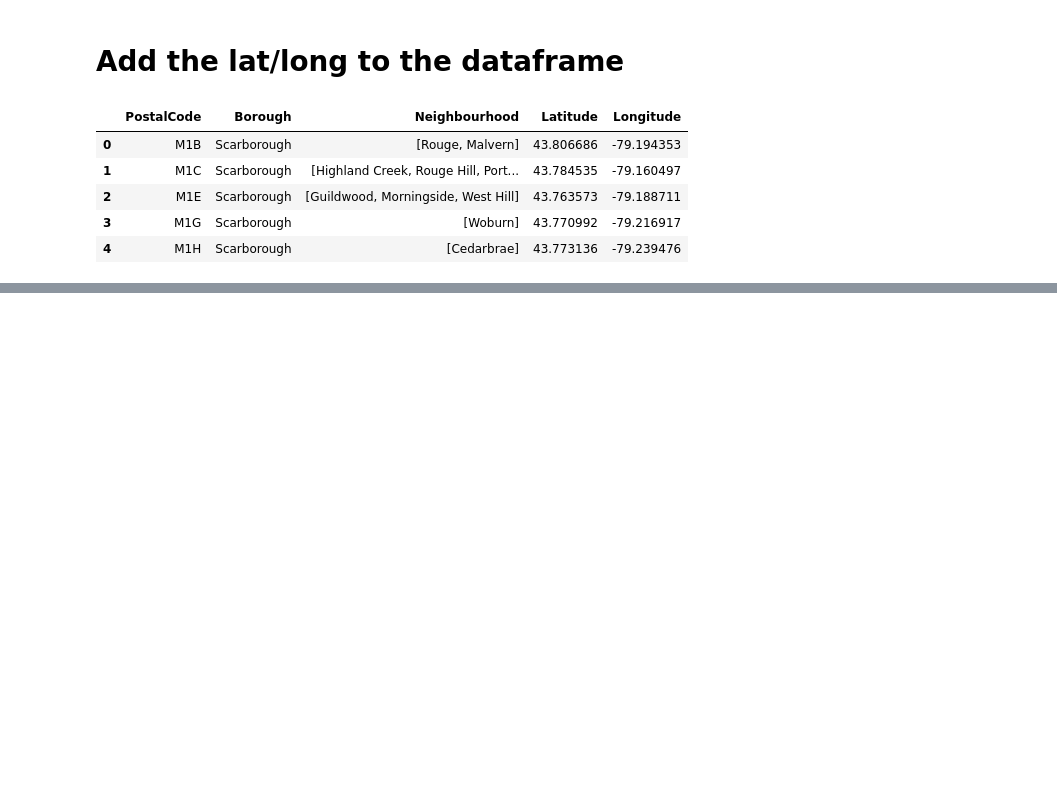
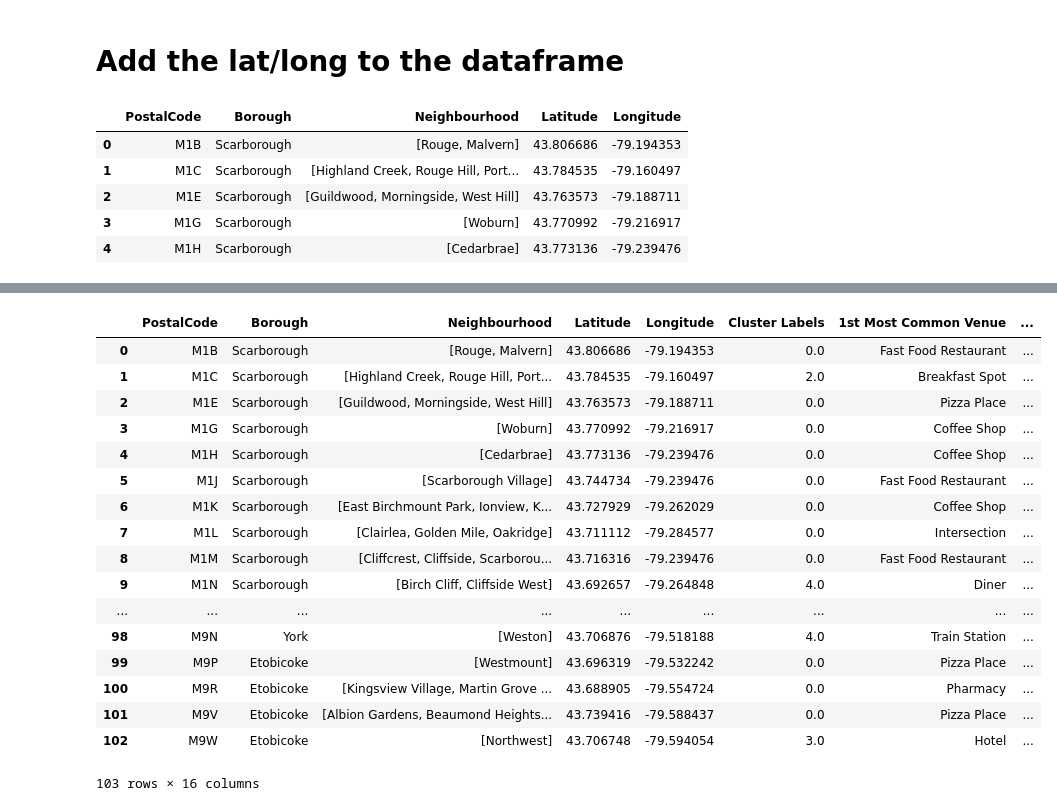
Before and after one commit to mmuenster/Coursera_Capstone, a Jupyter notebook: Week 3 Assignment.ipynb, the cells around one changed output, grey strips where cells are left out. Saved outputs shown, nothing was run; the diff lists cells and outputs as text; code cells hidden in the pictures; blank space fills up the shorter version.

```diff
--- a/Week 3 Assignment.ipynb
+++ b/Week 3 Assignment.ipynb
@@ -97,0 +466,14 @@ g3.head()
+# %%
+# import k-means from clustering stage
+from sklearn.cluster import KMeans
+
+# set number of clusters
+kclusters = 5
+
+toronto_grouped_clustering = toronto_grouped.drop('Neighborhood', 1)
+
+# run k-means clustering
+kmeans = KMeans(n_clusters=kclusters, random_state=0).fit(toronto_grouped_clustering)
+
+# check cluster labels generated for each row in the dataframe
+kmeans.labels_[0:10]
@@ -97,0 +482,7 @@ g3.head()
+# %%
+
+
+# add clustering labels
+neighborhoods_venues_sorted.insert(0, 'Cluster Labels', kmeans.labels_)
+
+neighborhoods_venues_sorted
@@ -97,0 +508,3 @@ g3.head()
+# %%
+toronto_merged = g3
+toronto_merged
@@ -97,0 +530,28 @@ g3.head()
+# %%
+
+
+# merge toronto_grouped with toronto_data to add latitude/longitude for each neighborhood
+toronto_merged = toronto_merged.join(neighborhoods_venues_sorted.set_index('Neighborhood'), on='PostalCode')
+
+#toronto_merged['Cluster Labels']=int(toronto_merged['Cluster Labels'])
+
+toronto_merged # check the last columns!
+# %% [output]
+|  | PostalCode | Borough | Neighbourhood | Latitude | Longitude | Cluster Labels | 1st Most Common Venue | ... |
+| 0 | M1B | Scarborough | [Rouge, Malvern] | 43.806686 | -79.194353 | 0.0 | Fast Food Restaurant | ... |
+| 1 | M1C | Scarborough | [Highland Creek, Rouge Hill, Port... | 43.784535 | -79.160497 | 2.0 | Breakfast Spot | ... |
+| 2 | M1E | Scarborough | [Guildwood, Morningside, West Hill] | 43.763573 | -79.188711 | 0.0 | Pizza Place | ... |
+| 3 | M1G | Scarborough | [Woburn] | 43.770992 | -79.216917 | 0.0 | Coffee Shop | ... |
+| 4 | M1H | Scarborough | [Cedarbrae] | 43.773136 | -79.239476 | 0.0 | Coffee Shop | ... |
+| 5 | M1J | Scarborough | [Scarborough Village] | 43.744734 | -79.239476 | 0.0 | Fast Food Restaurant | ... |
+| 6 | M1K | Scarborough | [East Birchmount Park, Ionview, K... | 43.727929 | -79.262029 | 0.0 | Coffee Shop | ... |
+| 7 | M1L | Scarborough | [Clairlea, Golden Mile, Oakridge] | 43.711112 | -79.284577 | 0.0 | Intersection | ... |
+| 8 | M1M | Scarborough | [Cliffcrest, Cliffside, Scarborou... | 43.716316 | -79.239476 | 0.0 | Fast Food Restaurant | ... |
+| 9 | M1N | Scarborough | [Birch Cliff, Cliffside West] | 43.692657 | -79.264848 | 4.0 | Diner | ... |
+| ... | ... | ... | ... | ... | ... | ... | ... | ... |
+| 98 | M9N | York | [Weston] | 43.706876 | -79.518188 | 4.0 | Train Station | ... |
+| 99 | M9P | Etobicoke | [Westmount] | 43.696319 | -79.532242 | 0.0 | Pizza Place | ... |
+| 100 | M9R | Etobicoke | [Kingsview Village, Martin Grove ... | 43.688905 | -79.554724 | 0.0 | Pharmacy | ... |
+| 101 | M9V | Etobicoke | [Albion Gardens, Beaumond Heights... | 43.739416 | -79.588437 | 0.0 | Pizza Place | ... |
+| 102 | M9W | Etobicoke | [Northwest] | 43.706748 | -79.594054 | 3.0 | Hotel | ... |
+103 rows × 16 columns
```
Also changed, not shown: parts of 33 cells of this notebook.
